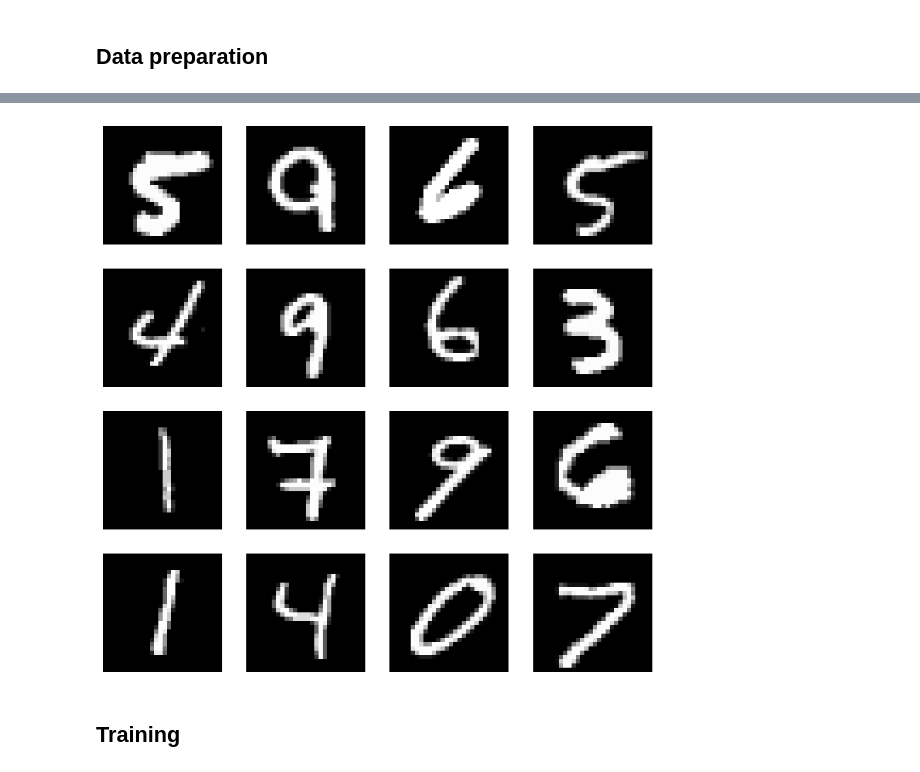
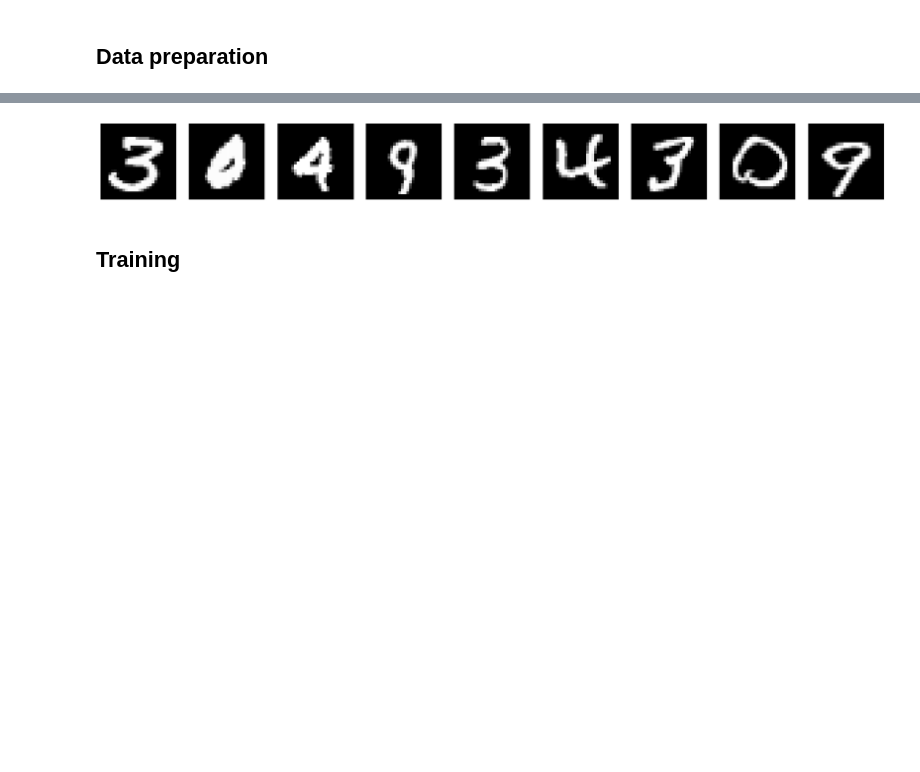
Before and after one commit to francesco-zatto/vae-cats-dogs, a Jupyter notebook: vae-mnist.ipynb, the cells around one changed output, grey strips where cells are left out. Cells and saved outputs as stored; diff of their text form; code cells hidden in the pictures; blank space fills up the shorter version.

Commit message:
Improve digit visualization

```diff
--- a/vae-mnist.ipynb
+++ b/vae-mnist.ipynb
@@ -38,15 +35,17 @@ Downloading data from https://storage.googleapis.com/tensorflow/tf-keras-dataset
 # %%
-indices = np.random.choice(len(x_train), 16, replace=False)
+N_IMAGES = 9
+indices = np.random.choice(len(x_train), N_IMAGES, replace=False)
 images = x_train[indices]
 
-plt.figure(figsize=(10, 10))
-for i in range(16):
-    plt.subplot(4, 4, i + 1)
+plt.figure(figsize=(2 * N_IMAGES, 2))
+for i in range(N_IMAGES):
+    plt.subplot(1, N_IMAGES, i + 1)
     plt.imshow(images[i], cmap="gray")
     plt.axis("off")
+plt.tight_layout()
 plt.show()
 # %% [output]
-[figure, old version]
+[figure, new version]
 # %% [markdown]
 ## Training
 # %%
```
Also changed, not shown: parts of 3 cells of this notebook.
